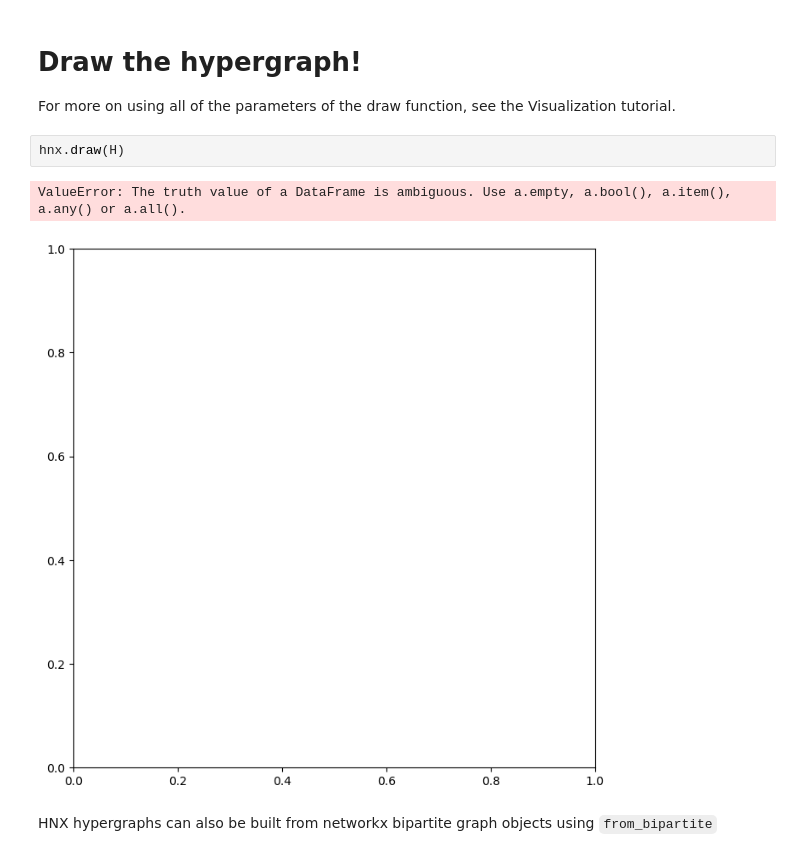
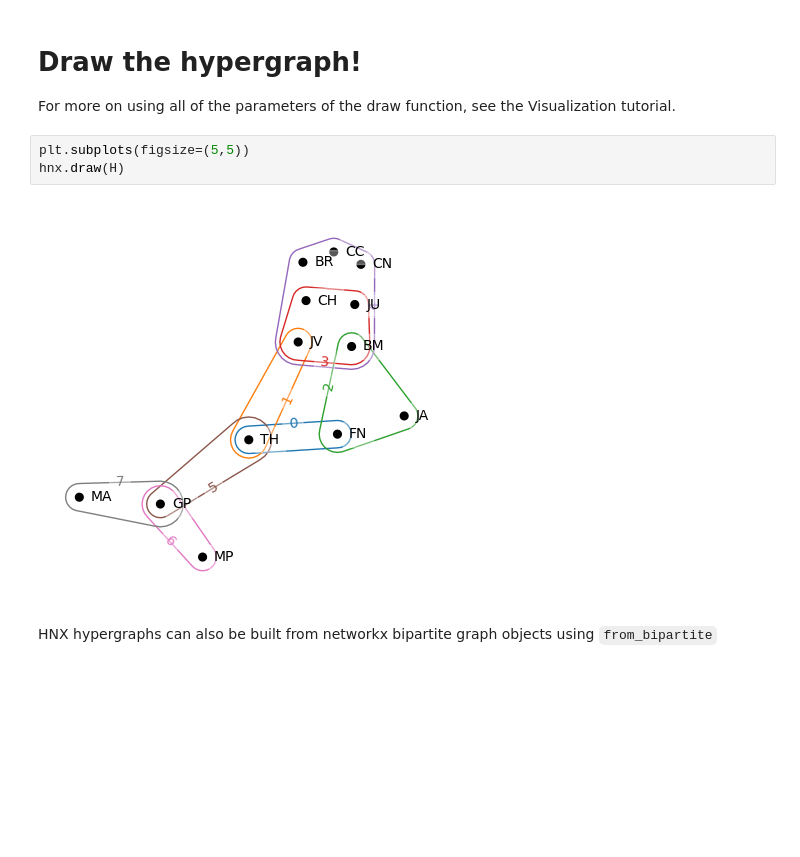
Before and after one commit to pnnl/HyperNetX, a Jupyter notebook: tutorials/Tutorial 1 - HNX Basics.ipynb, the cells around one changed output. Drawn from its saved outputs; the diff is of its cells as text; blank space fills up the shorter version.

```diff
--- a/tutorials/Tutorial 1 - HNX Basics.ipynb
+++ b/tutorials/Tutorial 1 - HNX Basics.ipynb
@@ -27,11 +27,11 @@ H = hnx.Hypergraph(scenes)
 # %% [markdown]
 # Draw the hypergraph!
 For more on using all of the parameters of the draw function, see the Visualization tutorial.
-# %%
-hnx.draw(H)
-# %% [output]
-ValueError: The truth value of a DataFrame is ambiguous. Use a.empty, a.bool(), a.item(), a.any() or a.all().
-[figure, removed]
+# %%
+plt.subplots(figsize=(5,5))
+hnx.draw(H)
+# %% [output]
+[figure, added]
 # %% [markdown]
 HNX hypergraphs can also be built from networkx bipartite graph objects using `from_bipartite`
 # %%
```
Also changed, not shown: parts of 76 cells of this notebook, 4 other files.
